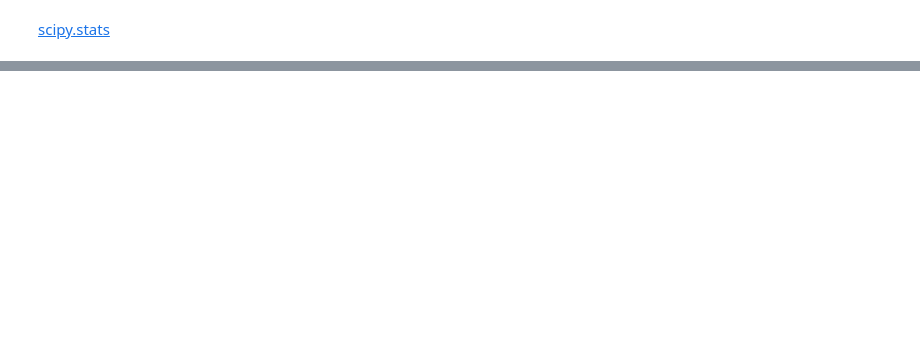
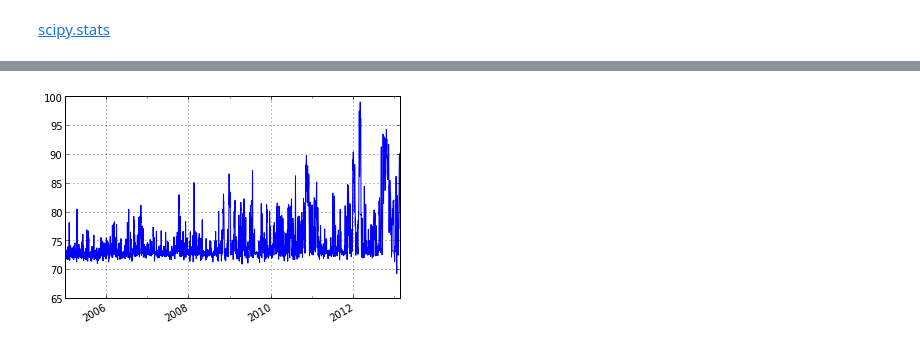
Before and after one commit to taldcroft/chandra_stats, a Jupyter notebook: chandra_stats.ipynb, the cells around one changed output, grey strips where cells are left out. Cells and saved outputs as stored; diff of their text form; code cells hidden in the pictures; blank space fills up the shorter version.

```diff
--- a/chandra_stats.ipynb
+++ b/chandra_stats.ipynb
@@ -163,0 +98,7 @@ for par in pars[:100]:
+# %%
+prop = fetch.Msidset(['pftank2t', 'pftankip'], '2005:001', stat='daily')
+prop.interpolate(86400)
+prop['pftank2t'].plot()
+grid()
+# %% [output]
+[figure, added]
```
Also changed, not shown: parts of 84 cells of this notebook.
